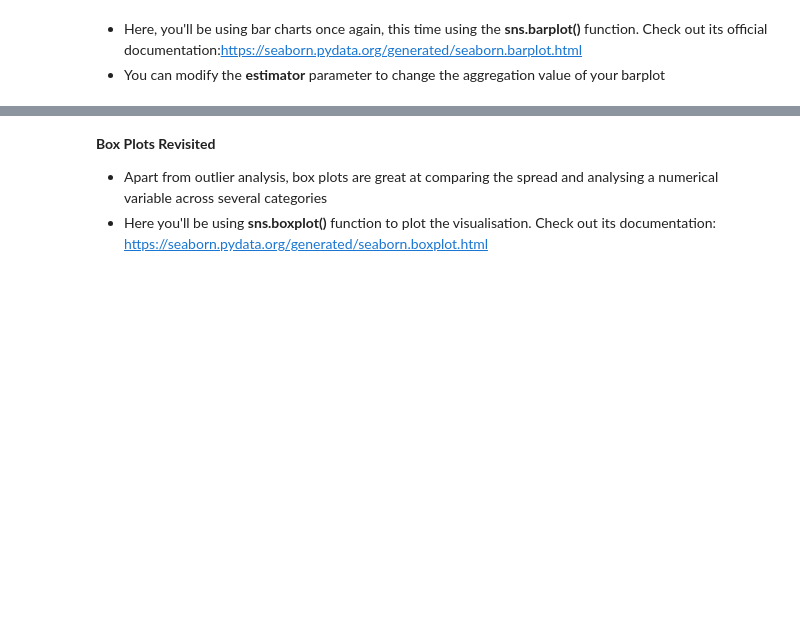
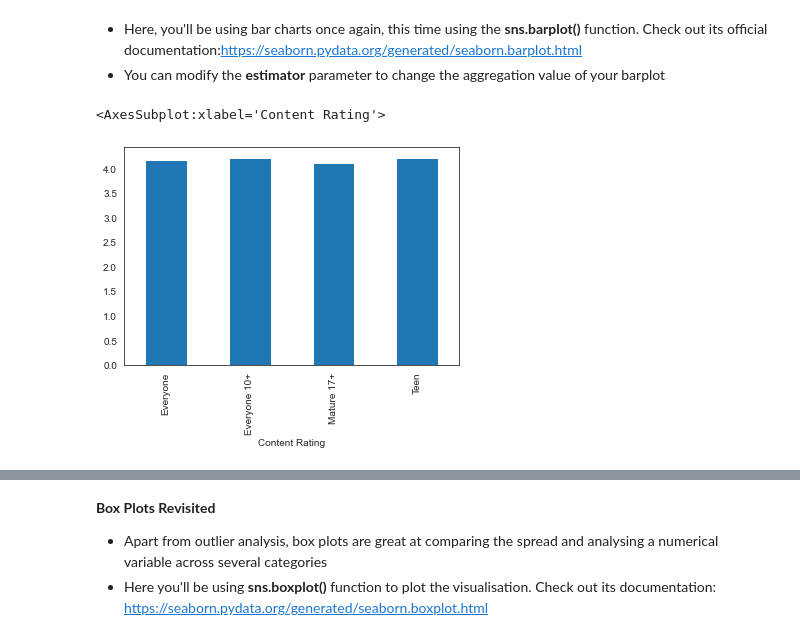
Before and after one commit to khairnardevashish/Data-Visualisation-for-DS-and-ML, a Jupyter notebook: Case Study Notebook/Data Visualisation in Python - Case Study.ipynb, the cells around one changed output, grey strips where cells are left out. Saved outputs shown, nothing was run; the diff lists cells and outputs as text; code cells hidden in the pictures; blank space fills up the shorter version.

```diff
--- a/Case Study Notebook/Data Visualisation in Python - Case Study.ipynb
+++ b/Case Study Notebook/Data Visualisation in Python - Case Study.ipynb
@@ -857,5 +878,10 @@ You'll be using **sns.pairplot()** for this visualisation. Check out its officia
 - You can modify the **estimator** parameter to change the aggregation value of your barplot
 # %%
 ##Plot a bar plot of Content Rating vs Average Rating
+
+df.groupby(['Content Rating'])['Rating'].mean().plot.bar()
+# %% [output]
+<AxesSubplot:xlabel='Content Rating'>
+[figure, added]
 # %%
 ##Plot the bar plot again with Median Rating
```
Also changed, not shown: parts of 41 cells of this notebook.
